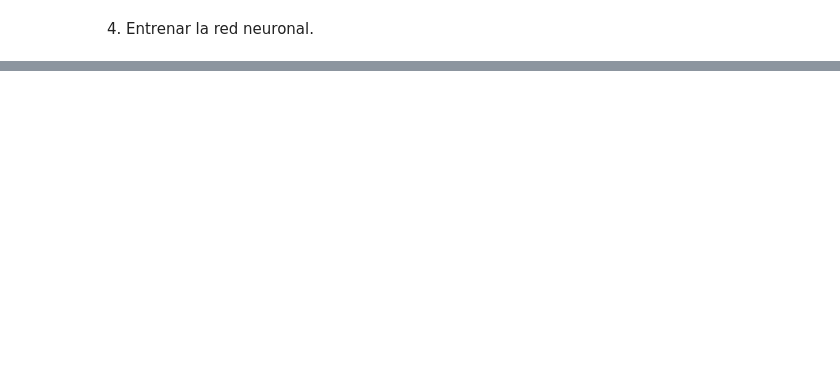
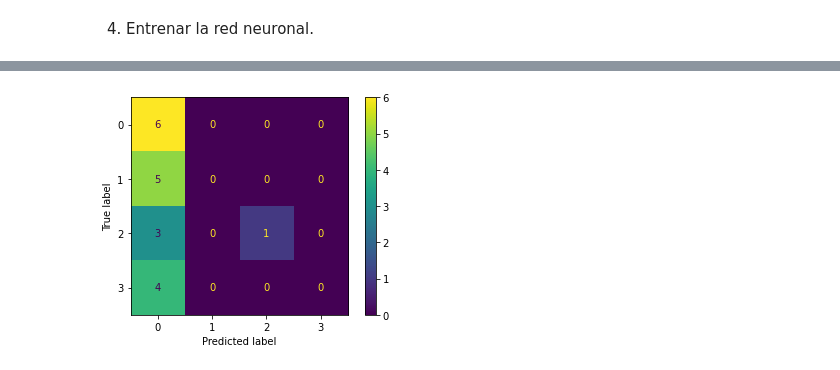
Before and after one commit to psalazar211/RecPatrones_Proyecto_Final, a Jupyter notebook: RecPatrones_Proyecto_Final.ipynb, the cells around one changed output, grey strips where cells are left out. Saved outputs shown, nothing was run; the diff lists cells and outputs as text; code cells hidden in the pictures; blank space fills up the shorter version.

Commit message:
Proceso completo de entrenamiento completo Faltan datos en el dataset

```diff
--- a/RecPatrones_Proyecto_Final.ipynb
+++ b/RecPatrones_Proyecto_Final.ipynb
@@ -207,0 +253,20 @@ for i in range(len(df['Archivos'])):
+# %%
+dataset_train=D_train
+dataset_test=D_test
+random.shuffle(dataset_train)
+random.shuffle(dataset_test)
+train=dataset_train
+test=dataset_test
+X_train, y_train = zip(*train)
+X_test, y_test = zip(*test)
+X_train = np.array([x.reshape( (40, 101, 1) ) for x in X_train])
+X_test = np.array([x.reshape( (40, 101, 1) ) for x in X_test])
+# Normalización
+mean = np.mean(X_train, axis=0)
+std = np.std(X_train, axis=0)
+X_train = (X_train - mean)/std
+mean = np.mean(X_test, axis=0)
+std = np.std(X_test, axis=0)
+X_test = (X_test - mean)/std
+y_train = np.array(np_utils.to_categorical(y_train, 12))
+y_test = np.array(np_utils.to_categorical(y_test, 12))
@@ -207,0 +378,4 @@ for i in range(len(df['Archivos'])):
+# %%
+predictions = model.predict(X_test,batch_size=128)
+decoded_y_test = y_test.argmax(axis=1)
+decoded_predictions = predictions.argmax(axis=1)
@@ -207,0 +397,7 @@ for i in range(len(df['Archivos'])):
+# %%
+matrix = metrics_skl.confusion_matrix(decoded_y_test,decoded_predictions)
+cm_dispaly = metrics_skl.ConfusionMatrixDisplay(matrix)
+cm_dispaly.plot()
+plt.show()
+# %% [output]
+[figure, added]
```
Also changed, not shown: parts of 16 cells of this notebook.
